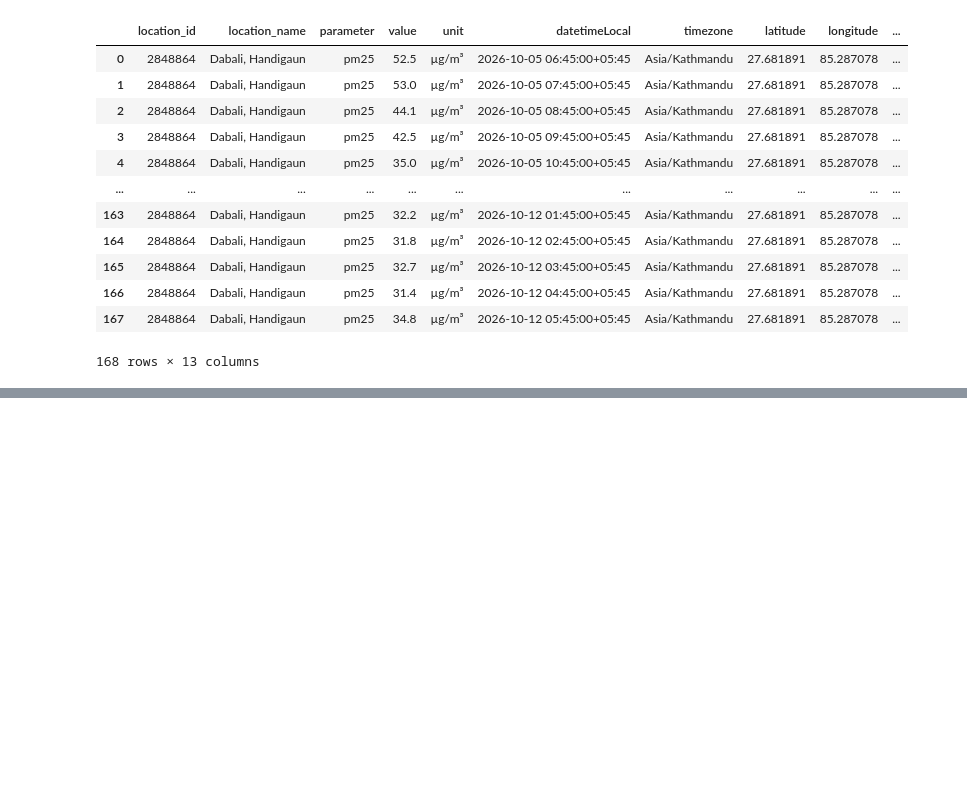
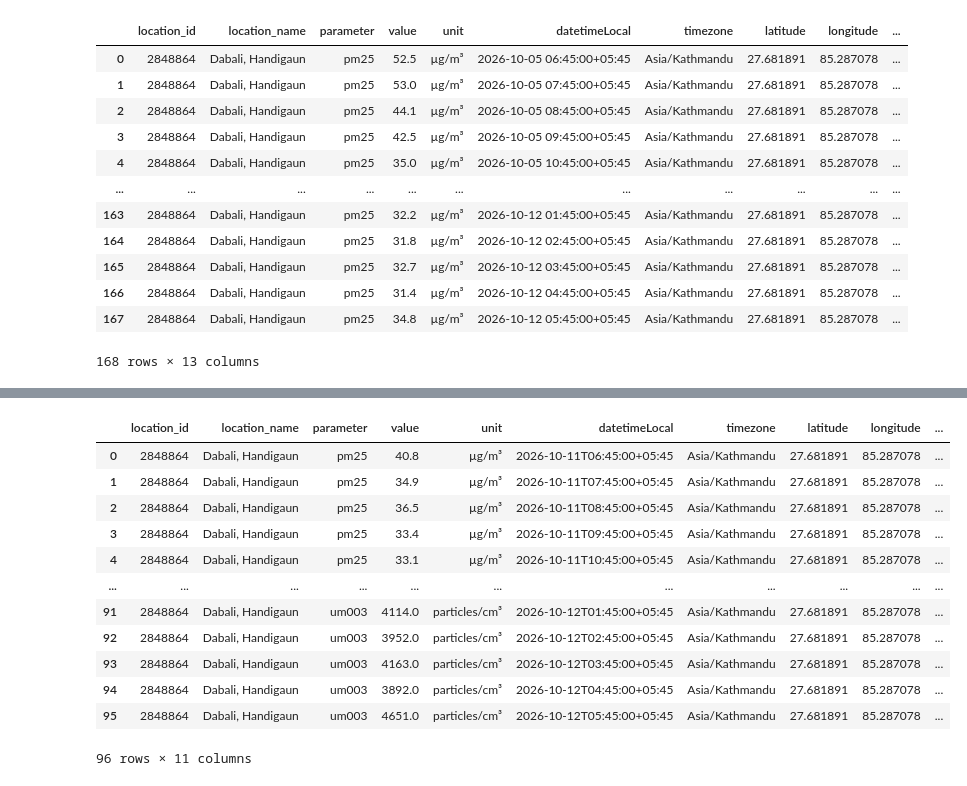
Before and after one commit to Laxmination/Kathmandu-PM2.5-Forecasting, a Jupyter notebook: OpenAQdatasetCleaning/Handigaun Data Cleaning.ipynb, the cells around one changed output, grey strips where cells are left out. Cells and saved outputs as stored; diff of their text form; code cells hidden in the pictures; blank space fills up the shorter version.

Commit message:
Handigaun last 24 hour data cleaned

```diff
--- a/OpenAQdatasetCleaning/Handigaun Data Cleaning.ipynb
+++ b/OpenAQdatasetCleaning/Handigaun Data Cleaning.ipynb
@@ -306,0 +309,3 @@ cleaned2.to_csv('cleaned_HandigaunLast7days.csv', index=False)
+# %%
+df24 = pd.read_csv('Handigaun_last24hours.csv')
+df24.info()
@@ -306,0 +349,17 @@ cleaned2.to_csv('cleaned_HandigaunLast7days.csv', index=False)
+# %%
+cleaned3 = df24.drop(columns=['country_iso', 'isMobile', 'isMonitor', 'datetimeUtc'], inplace=False)
+cleaned3
+# %% [output]
+|  | location_id | location_name | parameter | value | unit | datetimeLocal | timezone | latitude | longitude | ... |
+| 0 | 2848864 | Dabali, Handigaun | pm25 | 40.8 | µg/m³ | 2026-10-11T06:45:00+05:45 | Asia/Kathmandu | 27.681891 | 85.287078 | ... |
+| 1 | 2848864 | Dabali, Handigaun | pm25 | 34.9 | µg/m³ | 2026-10-11T07:45:00+05:45 | Asia/Kathmandu | 27.681891 | 85.287078 | ... |
+| 2 | 2848864 | Dabali, Handigaun | pm25 | 36.5 | µg/m³ | 2026-10-11T08:45:00+05:45 | Asia/Kathmandu | 27.681891 | 85.287078 | ... |
+| 3 | 2848864 | Dabali, Handigaun | pm25 | 33.4 | µg/m³ | 2026-10-11T09:45:00+05:45 | Asia/Kathmandu | 27.681891 | 85.287078 | ... |
+| 4 | 2848864 | Dabali, Handigaun | pm25 | 33.1 | µg/m³ | 2026-10-11T10:45:00+05:45 | Asia/Kathmandu | 27.681891 | 85.287078 | ... |
+| ... | ... | ... | ... | ... | ... | ... | ... | ... | ... | ... |
+| 91 | 2848864 | Dabali, Handigaun | um003 | 4114.0 | particles/cm³ | 2026-10-12T01:45:00+05:45 | Asia/Kathmandu | 27.681891 | 85.287078 | ... |
+| 92 | 2848864 | Dabali, Handigaun | um003 | 3952.0 | particles/cm³ | 2026-10-12T02:45:00+05:45 | Asia/Kathmandu | 27.681891 | 85.287078 | ... |
+| 93 | 2848864 | Dabali, Handigaun | um003 | 4163.0 | particles/cm³ | 2026-10-12T03:45:00+05:45 | Asia/Kathmandu | 27.681891 | 85.287078 | ... |
+| 94 | 2848864 | Dabali, Handigaun | um003 | 3892.0 | particles/cm³ | 2026-10-12T04:45:00+05:45 | Asia/Kathmandu | 27.681891 | 85.287078 | ... |
+| 95 | 2848864 | Dabali, Handigaun | um003 | 4651.0 | particles/cm³ | 2026-10-12T05:45:00+05:45 | Asia/Kathmandu | 27.681891 | 85.287078 | ... |
+96 rows × 11 columns
```
Also changed, not shown: parts of 8 cells of this notebook, 1 other file.
